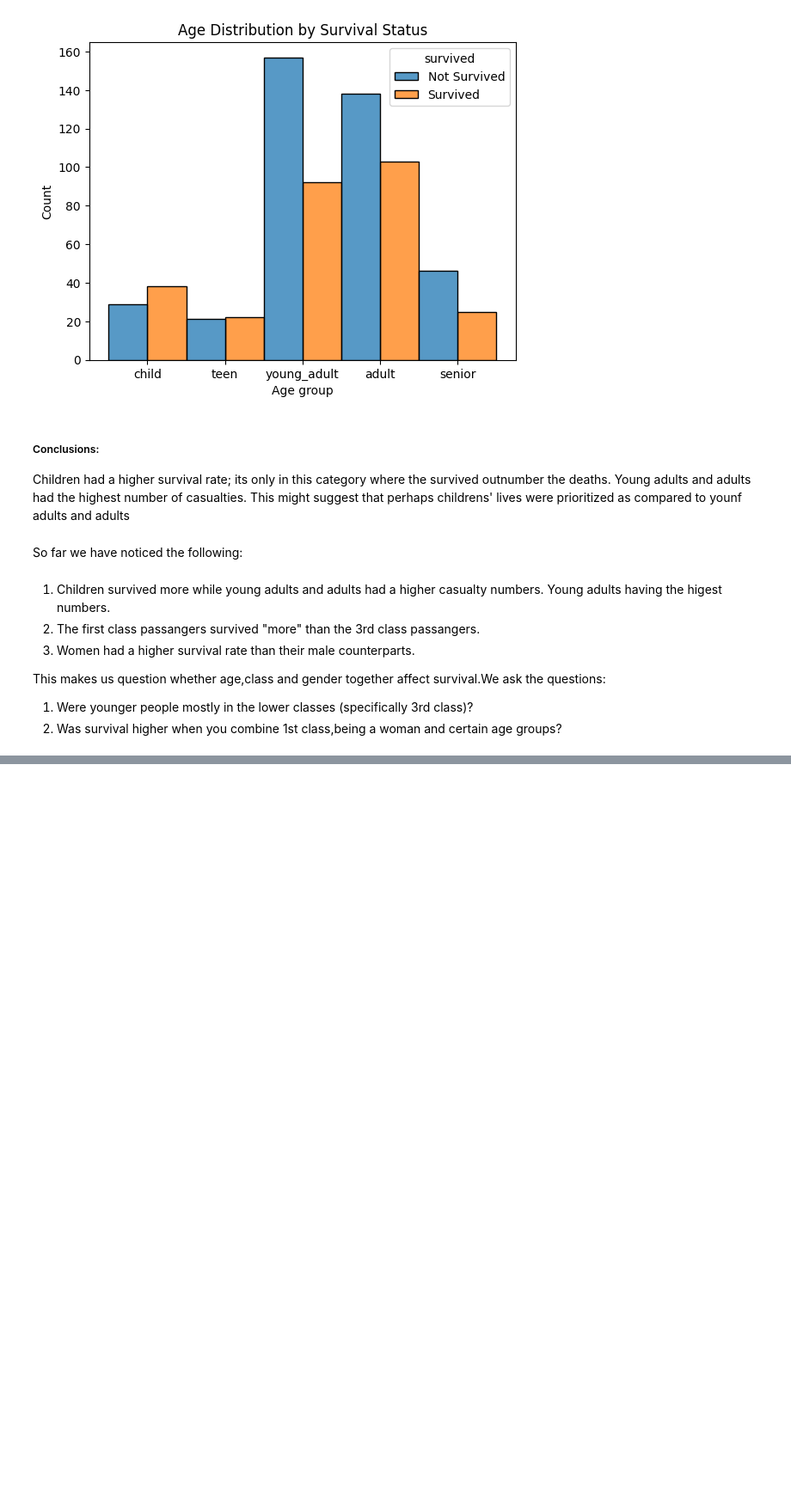
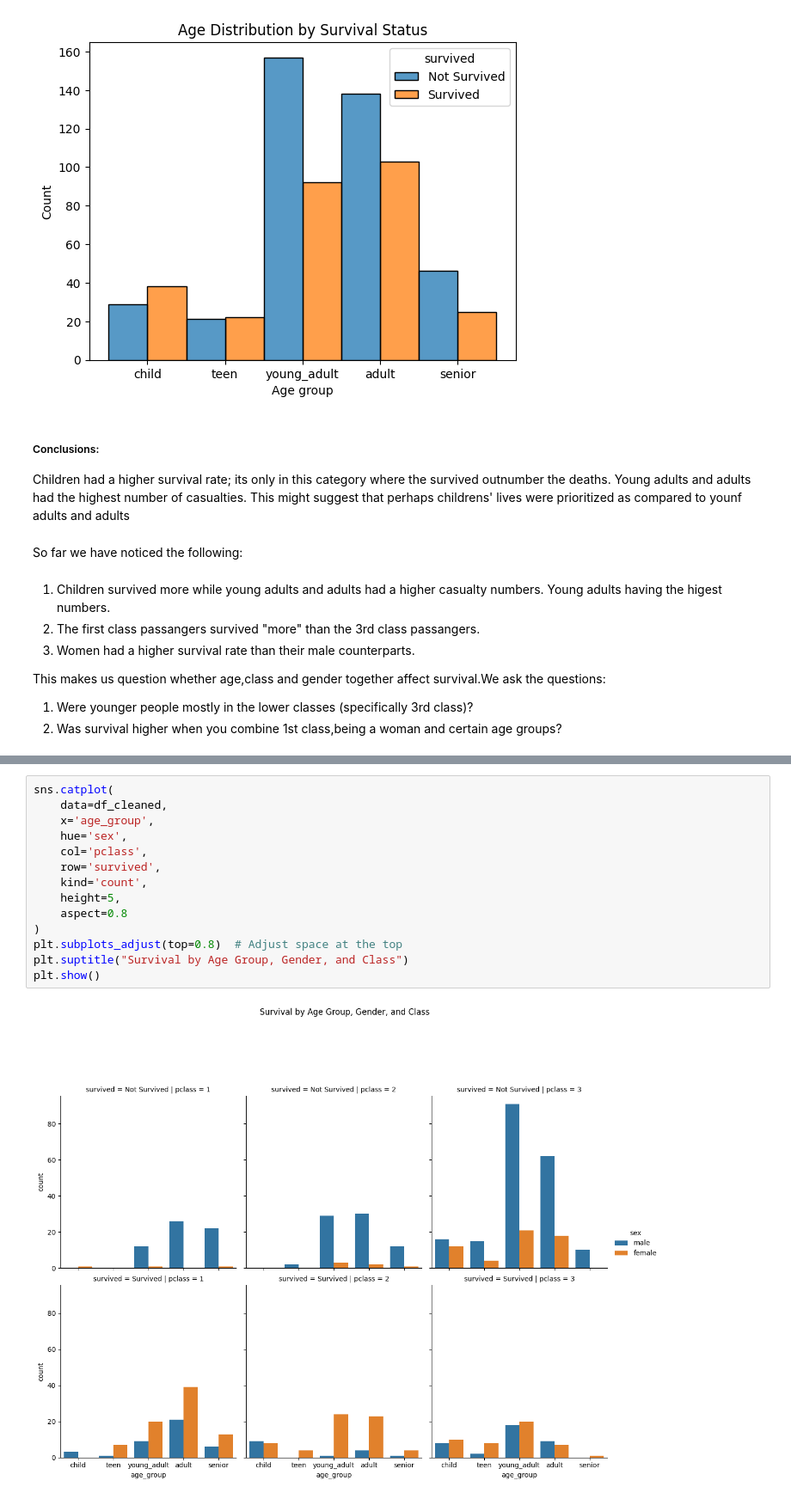
Before and after one commit to K-Atina/Titanic-Dataset, a Jupyter notebook: Titanic_Dataset.ipynb, the cells around one changed output, grey strips where cells are left out. Shown: that part at 86% size. Saved outputs shown, nothing was run; the diff lists cells and outputs as text; blank space fills up the shorter version.

```diff
--- a/Titanic_Dataset.ipynb
+++ b/Titanic_Dataset.ipynb
@@ -337,0 +381,16 @@ This makes us question whether age,class and gender together affect survival.We
+# %%
+sns.catplot(
+    data=df_cleaned,
+    x='age_group',
+    hue='sex',
+    col='pclass',
+    row='survived',
+    kind='count',
+    height=5,
+    aspect=0.8
+)
+plt.subplots_adjust(top=0.8)  # Adjust space at the top
+plt.suptitle("Survival by Age Group, Gender, and Class")
+plt.show()
+# %% [output]
+[figure, added]
```
Also changed, not shown: parts of 10 cells of this notebook.
